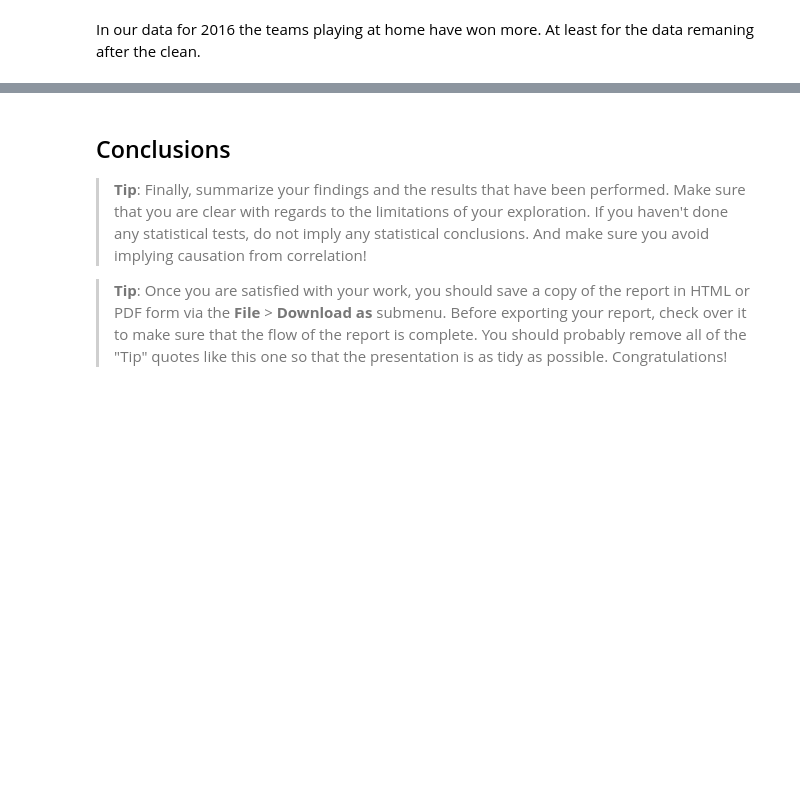
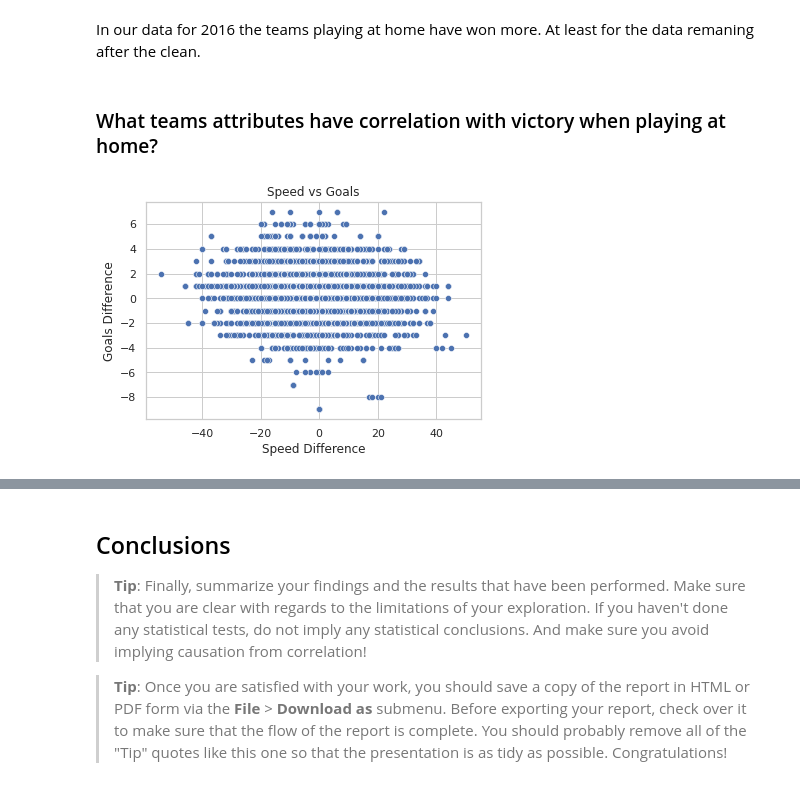
Before and after one commit to uiansol/soccer-data-analysis, a Jupyter notebook: european-soccer-analysis.ipynb, the cells around one changed output, grey strips where cells are left out. Cells and saved outputs as stored; diff of their text form; code cells hidden in the pictures; blank space fills up the shorter version.

Commit message:
Attributes and victory

```diff
--- a/european-soccer-analysis.ipynb
+++ b/european-soccer-analysis.ipynb
@@ -321,2 +321,11 @@ plt.show()
 # %% [markdown]
 In our data for 2016 the teams playing at home have won more. At least for the data remaning after the clean.
+# %% [markdown]
+### What teams attributes have correlation with victory when playing at home?
+# %%
+# Ploting speed_diff vs goals_diff
+sns.set_theme(style='whitegrid')
+fig2 = sns.scatterplot(x="speed_diff", y="goals_diff", data=complete_match)
+fig2.set(xlabel='Speed Difference', ylabel='Goals Difference', title='Speed vs Goals');
+# %% [output]
+[figure, added]
```
Also changed, not shown: parts of 8 cells of this notebook.
